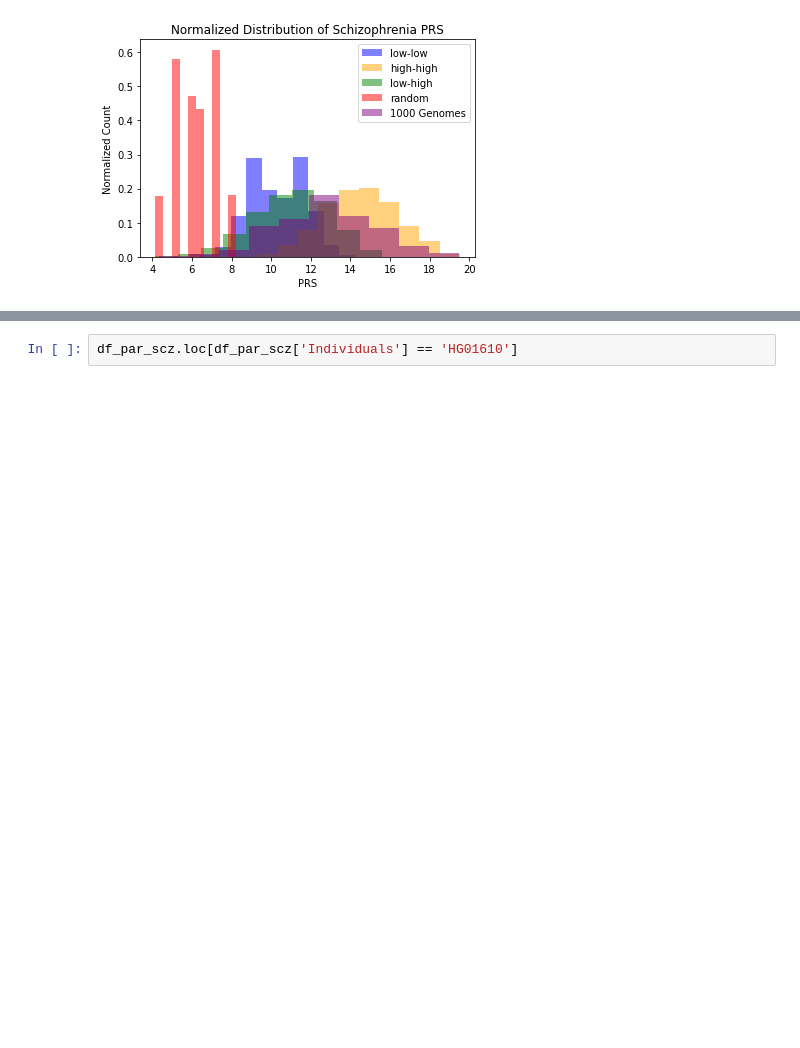
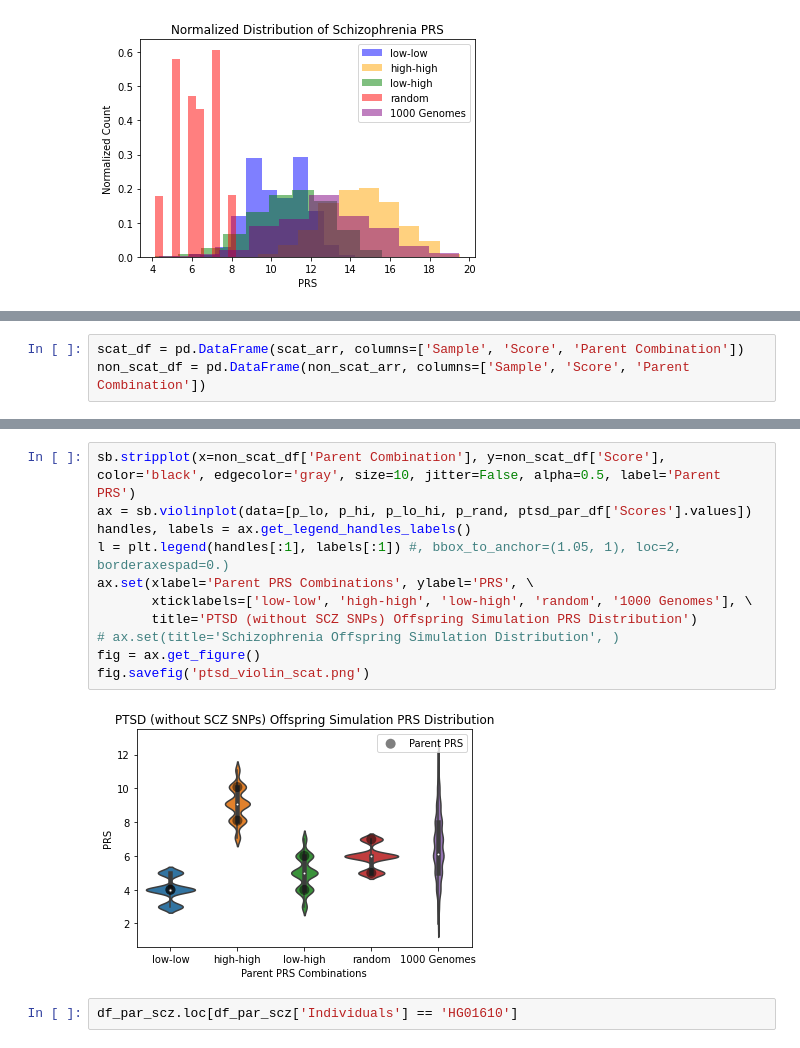
Before and after one commit to aarushi03/Offspring-Simulation-and-Polygenic-Risk-score-analysis, a Jupyter notebook: test.ipynb, the cells around one changed output, grey strips where cells are left out. Saved outputs shown, nothing was run; the diff lists cells and outputs as text; blank space fills up the shorter version.

```diff
--- a/test.ipynb
+++ b/test.ipynb
@@ -495,0 +493,3 @@ sb.stripplot(x=scat_df['Parent Combination'], y=scat_df['Score'], color='black',
+# %%
+scat_df = pd.DataFrame(scat_arr, columns=['Sample', 'Score', 'Parent Combination'])
+non_scat_df = pd.DataFrame(non_scat_arr, columns=['Sample', 'Score', 'Parent Combination'])
@@ -496,3 +527,16 @@ sb.stripplot(x=scat_df['Parent Combination'], y=scat_df['Score'], color='black',
+# %%
+sb.stripplot(x=non_scat_df['Parent Combination'], y=non_scat_df['Score'], color='black', edgecolor='gray', size=10, jitter=False, alpha=0.5, label='Parent PRS')
+ax = sb.violinplot(data=[p_lo, p_hi, p_lo_hi, p_rand, ptsd_par_df['Scores'].values])
+handles, labels = ax.get_legend_handles_labels()
+l = plt.legend(handles[:1], labels[:1]) #, bbox_to_anchor=(1.05, 1), loc=2, borderaxespad=0.)
+ax.set(xlabel='Parent PRS Combinations', ylabel='PRS', \
+       xticklabels=['low-low', 'high-high', 'low-high', 'random', '1000 Genomes'], \
+       title='PTSD (without SCZ SNPs) Offspring Simulation PRS Distribution')
+# ax.set(title='Schizophrenia Offspring Simulation Distribution', )
+fig = ax.get_figure()
+fig.savefig('ptsd_violin_scat.png')
+# %% [output]
+[figure, added]
 # %%
 df_par_scz.loc[df_par_scz['Individuals'] == 'HG01610']
 # %% [output]
```
Also changed, not shown: parts of 29 cells of this notebook.
